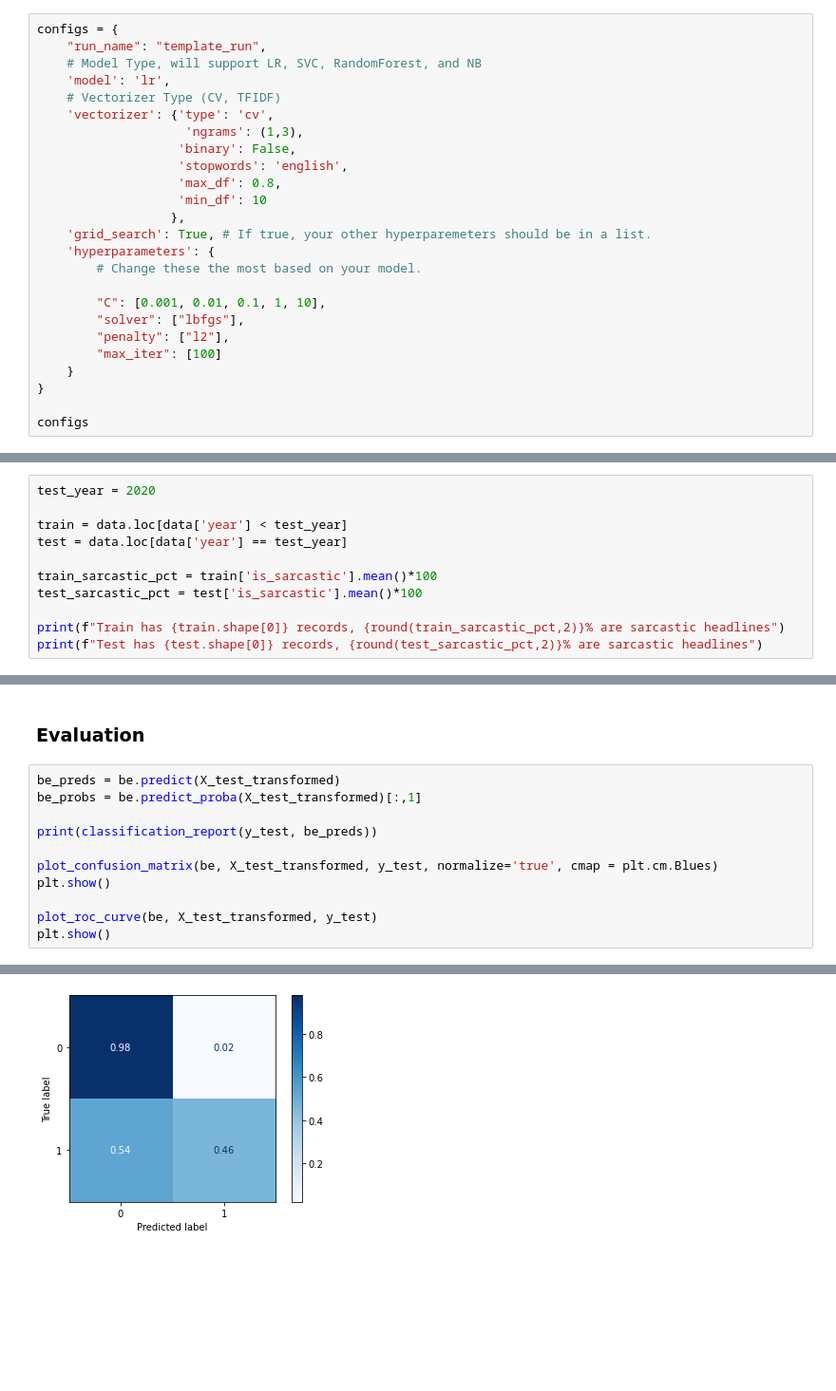
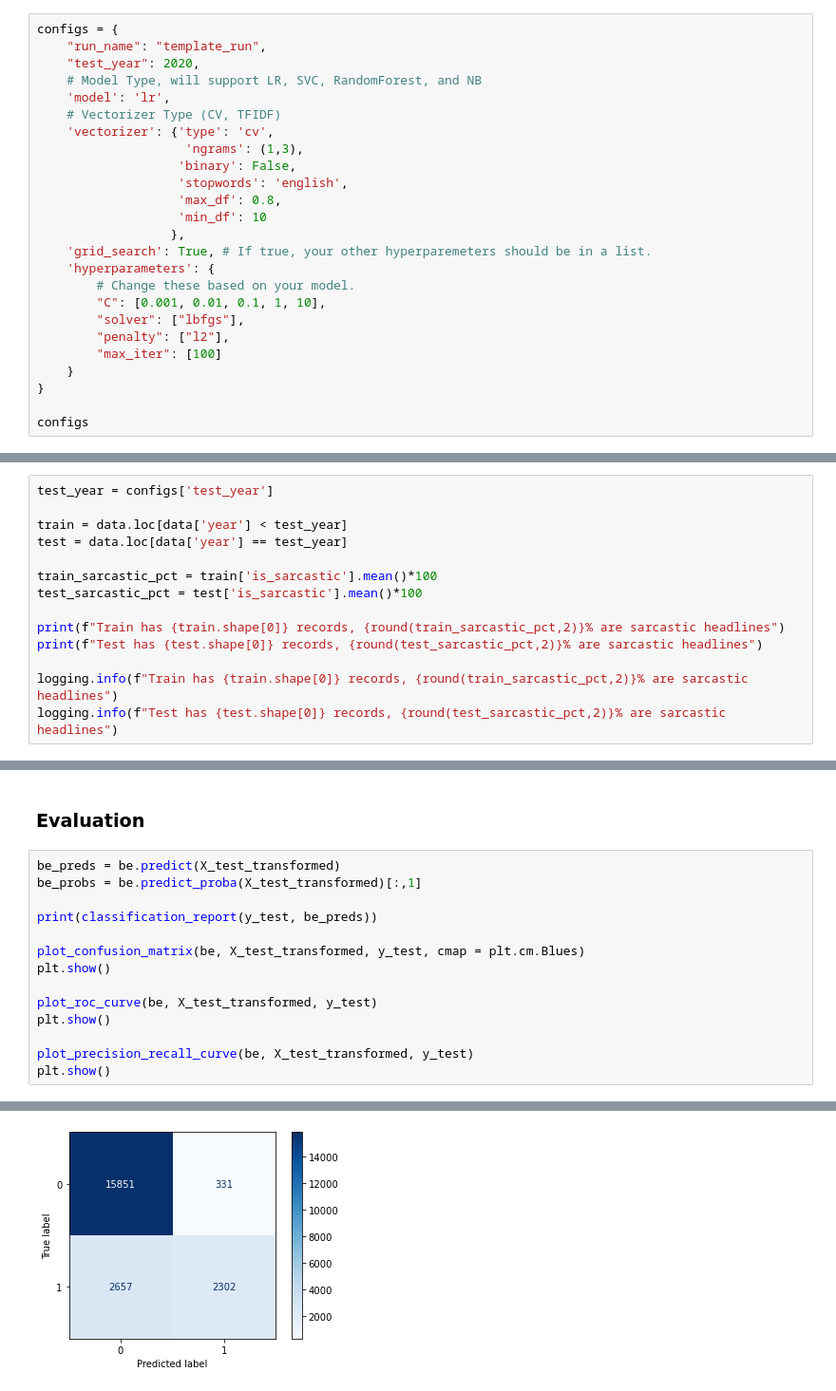
Before and after one commit to yagnesh7/dsga1001-term-project, a Jupyter notebook: notebooks/04_modeling_template.ipynb, the cells around one changed output, grey strips where cells are left out. Shown at 95% size. Drawn from its saved outputs; the diff is of its cells as text; blank space fills up the shorter version.

```diff
--- a/notebooks/04_modeling_template.ipynb
+++ b/notebooks/04_modeling_template.ipynb
@@ -21,6 +23,7 @@ from sklearn.metrics import plot_roc_curve, classification_report, auc, plot_con
 # %%
 configs = {
     "run_name": "template_run",
+    "test_year": 2020,
     # Model Type, will support LR, SVC, RandomForest, and NB
     'model': 'lr',
     # Vectorizer Type (CV, TFIDF)
@@ -33,8 +36,7 @@ configs = {
                   },
     'grid_search': True, # If true, your other hyperparemeters should be in a list.
     'hyperparameters': {
-        # Change these the most based on your model.
-
+        # Change these based on your model.
         "C": [0.001, 0.01, 0.1, 1, 10],
         "solver": ["lbfgs"],
         "penalty": ["l2"],
@@ -71,7 +81,7 @@ print(data.shape)
 data['clean'] = data['clean'].astype('U')
 data['year'] = data['year'].astype(int)
 # %%
-test_year = 2020
+test_year = configs['test_year']
 
 train = data.loc[data['year'] < test_year]
 test = data.loc[data['year'] == test_year]
@@ -81,6 +91,9 @@ test_sarcastic_pct = test['is_sarcastic'].mean()*100
 
 print(f"Train has {train.shape[0]} records, {round(train_sarcastic_pct,2)}% are sarcastic headlines")
 print(f"Test has {test.shape[0]} records, {round(test_sarcastic_pct,2)}% are sarcastic headlines")
+
+logging.info(f"Train has {train.shape[0]} records, {round(train_sarcastic_pct,2)}% are sarcastic headlines")
+logging.info(f"Test has {test.shape[0]} records, {round(test_sarcastic_pct,2)}% are sarcastic headlines")
 # %% [output]
 Train has 157308 records, 11.32% are sarcastic headlines
 Test has 21141 records, 23.46% are sarcastic headlines
@@ -190,22 +209,25 @@ LogisticRegression(C=1)
 # %%
 be_preds = be.predict(X_test_transformed)
 be_probs = be.predict_proba(X_test_transformed)[:,1]
 
 print(classification_report(y_test, be_preds))
 
-plot_confusion_matrix(be, X_test_transformed, y_test, normalize='true', cmap = plt.cm.Blues)
+plot_confusion_matrix(be, X_test_transformed, y_test, cmap = plt.cm.Blues)
 plt.show()
 
 plot_roc_curve(be, X_test_transformed, y_test)
 plt.show()
+
+plot_precision_recall_curve(be, X_test_transformed, y_test)
+plt.show()
 # %% [output]
               precision    recall  f1-score   support
 
            0       0.86      0.98      0.91     16182
            1       0.87      0.46      0.61      4959
 
     accuracy                           0.86     21141
    macro avg       0.87      0.72      0.76     21141
 weighted avg       0.86      0.86      0.84     21141
-[figure, old version]
+[figure, new version]
 [figure]
```
Also changed, not shown: parts of 14 cells of this notebook.
